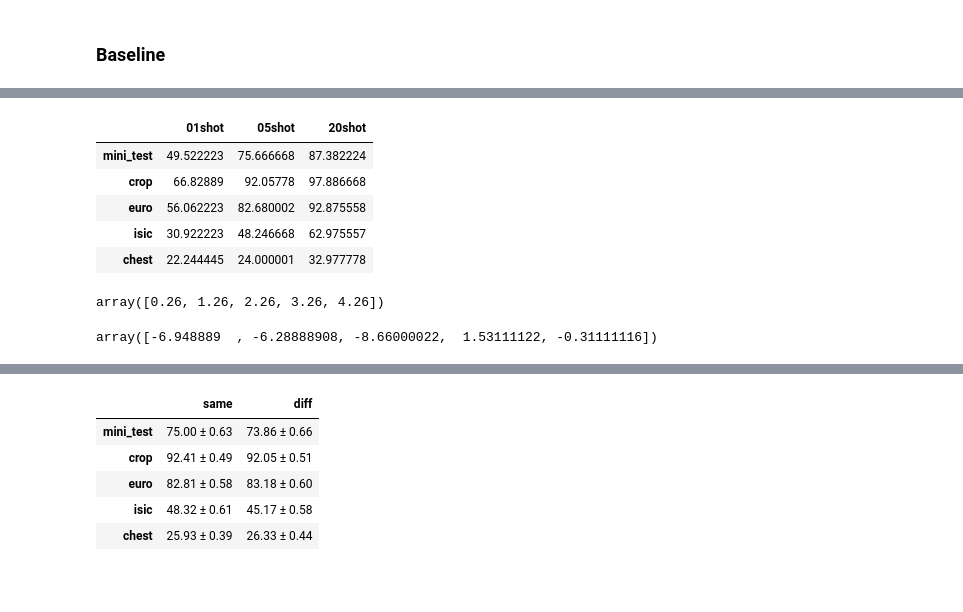
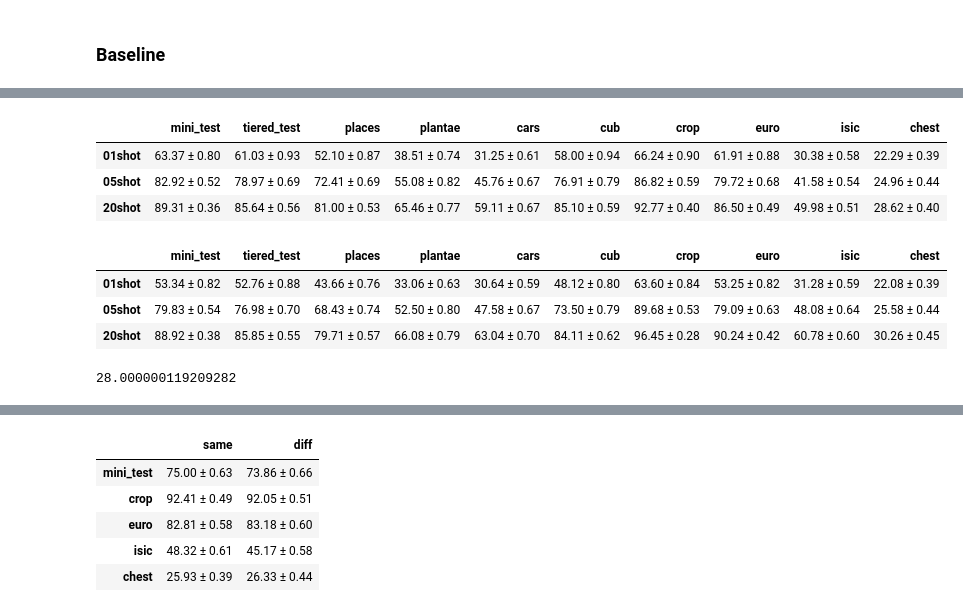
Before and after one commit to kimyuji/Fine-tune-with-Few-Samples, a Jupyter notebook: check_acc.ipynb, the cells around one changed output, grey strips where cells are left out. Saved outputs shown, nothing was run; the diff lists cells and outputs as text; code cells hidden in the pictures; blank space fills up the shorter version.

```diff
--- a/check_acc.ipynb
+++ b/check_acc.ipynb
@@ -29,2 +70,22 @@ matplotlib.rcParams['font.family'] = myfonts
 # %% [markdown]
 ### Baseline
+# %%
+result = pd.DataFrame(None, index=datas_full, columns=['01shot', '05shot', '20shot'])
+for data in result.index:
+    for types in result.columns:
+        path = "./logs/baseline/output/resnet10_simclr_LS_default/{}/05way_0{}_head_default/test_history.csv".format(data, types)
+        test_acc = pd.read_csv(path, index_col='Unnamed: 0')
+        acc = '{:.2f} ± {:.2f}'.format(test_acc.mean()[-1] * 100,
+                                                 1.96 * test_acc.std()[-1] / np.sqrt(600) * 100)
+        result.loc[data][types] = acc
+display(result.T)
+print()
+result = pd.DataFrame(None, index= datas_full, columns=['01shot', '05shot', '20shot'])
+for data in result.index:
+    for types in result.columns:
+        path = "./logs/baseline/output/resnet10_simclr_LS_default/{}/05way_0{}_full_default/test_history.csv".format(data, types)
+        test_acc = pd.read_csv(path, index_col='Unnamed: 0')
+        acc = '{:.2f} ± {:.2f}'.format(test_acc.mean()[-1] * 100,
+                                                 1.96 * test_acc.std()[-1] / np.sqrt(600) * 100)
+        result.loc[data][types] = acc
+display(result.T)
@@ -31,18 +101,33 @@ matplotlib.rcParams['font.family'] = myfonts
 # %%
-result_f
+result = pd.DataFrame(None, index=datas_full, columns=['01shot', '05shot', '20shot'])
+for data in result.index:
+    for types in result.columns:
+        path = "./logs/baseline/output/resnet18_base_LS_default/{}/05way_0{}_head_default/test_history.csv".format(data, types)
+        test_acc = pd.read_csv(path, index_col='Unnamed: 0')
+        acc = '{:.2f} ± {:.2f}'.format(test_acc.mean()[-1] * 100,
+                                                 1.96 * test_acc.std()[-1] / np.sqrt(600) * 100)
+        result.loc[data][types] = acc
+display(result.T)
+print()
+result = pd.DataFrame(None, index=datas_full, columns=['01shot', '05shot', '20shot'])
+for data in result.index:
+    for types in result.columns:
+        path = "./logs/baseline/output/resnet18_base_LS_default/{}/05way_0{}_full_default/test_history.csv".format(data, types)
+        test_acc = pd.read_csv(path, index_col='Unnamed: 0')
+        acc = '{:.2f} ± {:.2f}'.format(test_acc.mean()[-1] * 100,
+                                                 1.96 * test_acc.std()[-1] / np.sqrt(600) * 100)
+        result.loc[data][types] = acc
+display(result.T)
 # %% [output]
-|  | 01shot | 05shot | 20shot |
-| mini_test | 49.522223 | 75.666668 | 87.382224 |
-| crop | 66.82889 | 92.05778 | 97.886668 |
-| euro | 56.062223 | 82.680002 | 92.875558 |
-| isic | 30.922223 | 48.246668 | 62.975557 |
-| chest | 22.244445 | 24.000001 | 32.977778 |
+|  | mini_test | tiered_test | places | plantae | cars | cub | crop | euro | isic | chest |
+| 01shot | 63.37 ± 0.80 | 61.03 ± 0.93 | 52.10 ± 0.87 | 38.51 ± 0.74 | 31.25 ± 0.61 | 58.00 ± 0.94 | 66.24 ± 0.90 | 61.91 ± 0.88 | 30.38 ± 0.58 | 22.29 ± 0.39 |
+| 05shot | 82.92 ± 0.52 | 78.97 ± 0.69 | 72.41 ± 0.69 | 55.08 ± 0.82 | 45.76 ± 0.67 | 76.91 ± 0.79 | 86.82 ± 0.59 | 79.72 ± 0.68 | 41.58 ± 0.54 | 24.96 ± 0.44 |
+| 20shot | 89.31 ± 0.36 | 85.64 ± 0.56 | 81.00 ± 0.53 | 65.46 ± 0.77 | 59.11 ± 0.67 | 85.10 ± 0.59 | 92.77 ± 0.40 | 86.50 ± 0.49 | 49.98 ± 0.51 | 28.62 ± 0.40 |
+|  | mini_test | tiered_test | places | plantae | cars | cub | crop | euro | isic | chest |
+| 01shot | 53.34 ± 0.82 | 52.76 ± 0.88 | 43.66 ± 0.76 | 33.06 ± 0.63 | 30.64 ± 0.59 | 48.12 ± 0.80 | 63.60 ± 0.84 | 53.25 ± 0.82 | 31.28 ± 0.59 | 22.08 ± 0.39 |
+| 05shot | 79.83 ± 0.54 | 76.98 ± 0.70 | 68.43 ± 0.74 | 52.50 ± 0.80 | 47.58 ± 0.67 | 73.50 ± 0.79 | 89.68 ± 0.53 | 79.09 ± 0.63 | 48.08 ± 0.64 | 25.58 ± 0.44 |
+| 20shot | 88.92 ± 0.38 | 85.85 ± 0.55 | 79.71 ± 0.57 | 66.08 ± 0.79 | 63.04 ± 0.70 | 84.11 ± 0.62 | 96.45 ± 0.28 | 90.24 ± 0.42 | 60.78 ± 0.60 | 30.26 ± 0.45 |
-# %%
-np.arange(bar_width+0.18, 5.18 + bar_width, 1)
-# %% [output]
-array([0.26, 1.26, 2.26, 3.26, 4.26])
-# %%
-result = result_f - result_h
-result.loc[:,'01shot'].values.astype('float')
-# %% [output]
-array([-6.948889  , -6.28888908, -8.66000022,  1.53111122, -0.31111116])
+# %%
+result_f.iloc[4][1]
+# %% [output]
+28.000000119209282
```
Also changed, not shown: parts of 14 cells of this notebook, 18 other files.
